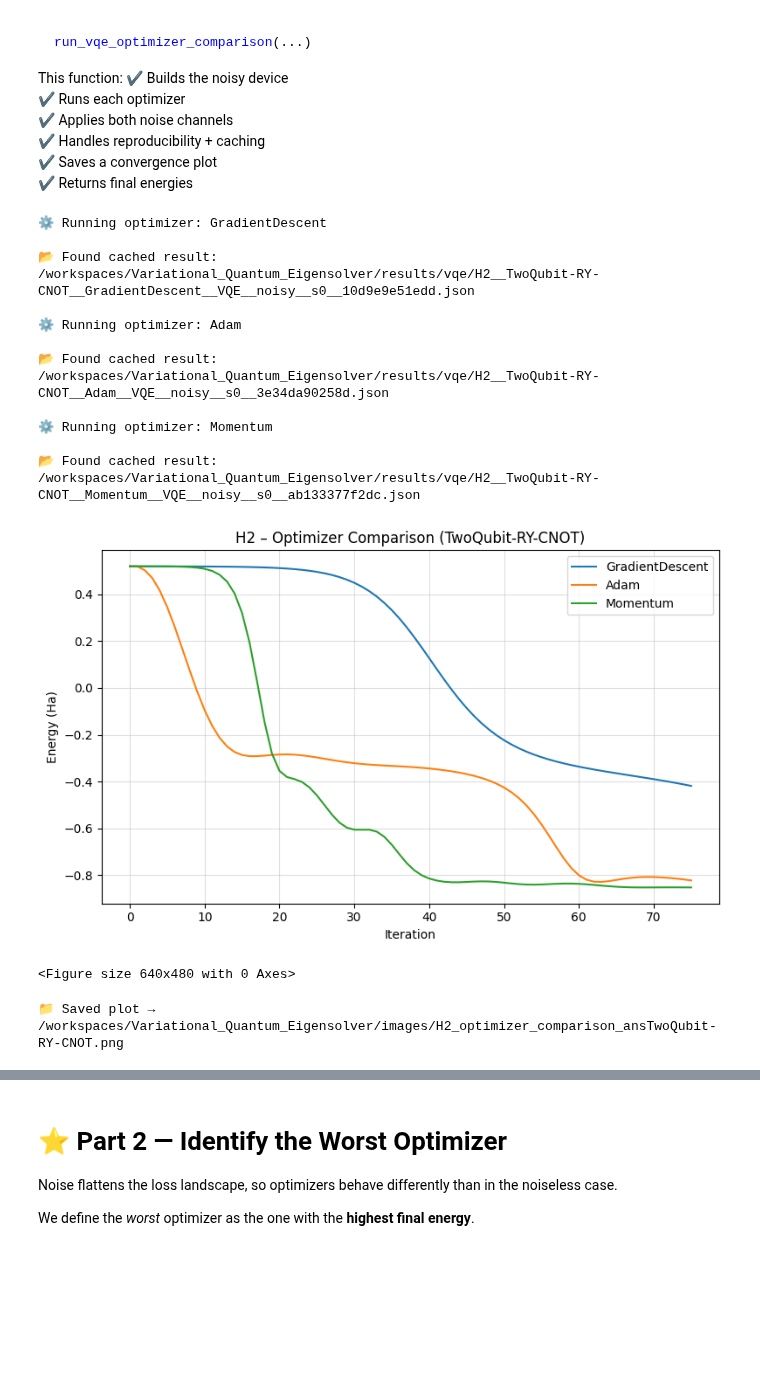
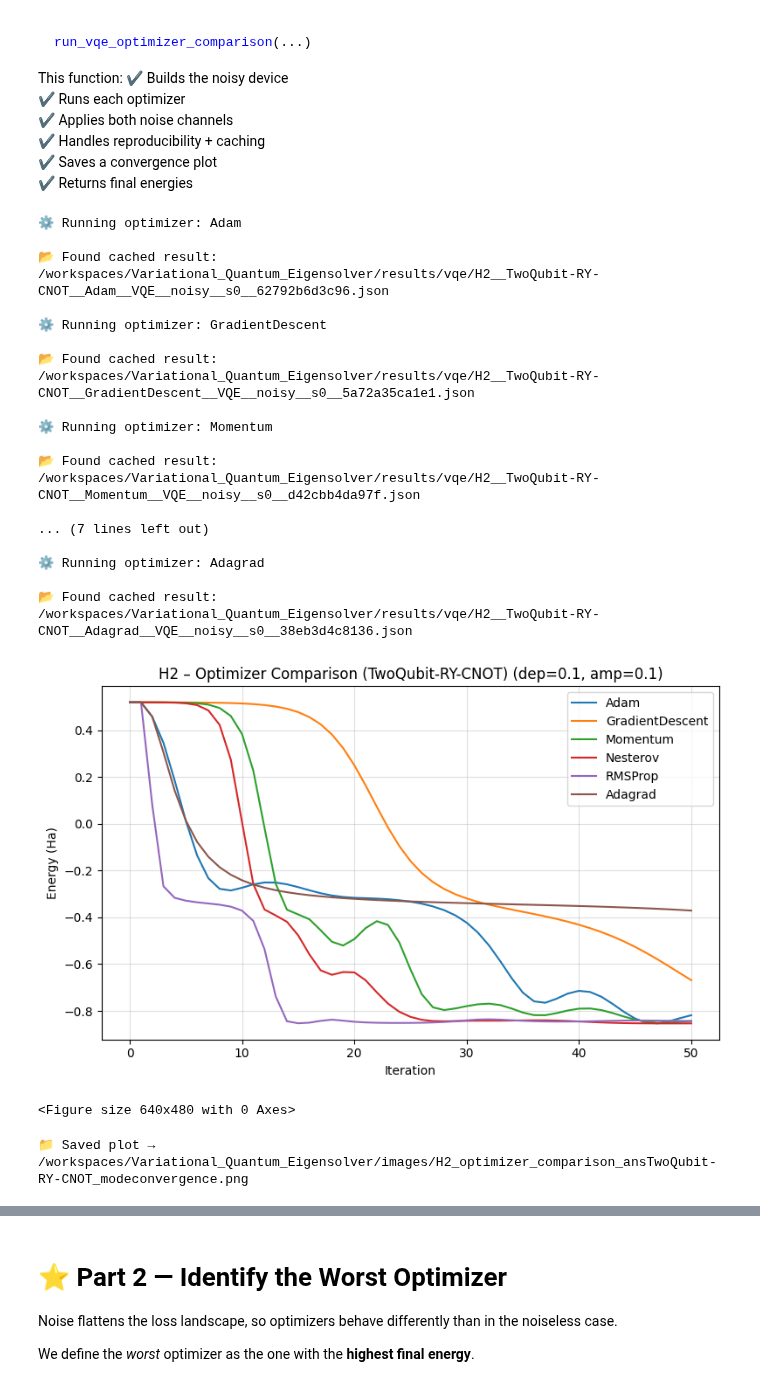
Before and after one commit to SidRichardsQuantum/Variational_Quantum_Eigensolver, a Jupyter notebook: notebooks/vqe/H2/Noisy.ipynb, the cells around one changed output, grey strips where cells are left out. Drawn from its saved outputs; the diff is of its cells as text; code cells hidden in the pictures; blank space fills up the shorter version.

Commit message:
comparison of classical optimizers under noise level scans

```diff
--- a/notebooks/vqe/H2/Noisy.ipynb
+++ b/notebooks/vqe/H2/Noisy.ipynb
@@ -56,35 +56,41 @@ This function:
 ✔ Saves a convergence plot
 ✔ Returns final energies
 # %%
-optimizers = ["GradientDescent", "Adam", "Momentum"]
+optimizers = ["Adam", "GradientDescent", "Momentum", "Nesterov", "RMSProp", "Adagrad"]
 
 comparison = run_vqe_optimizer_comparison(
     molecule="H2",
     ansatz_name="TwoQubit-RY-CNOT",
     optimizers=optimizers,
-    steps=75,
-    stepsize=0.1,
+    steps=50,
+    stepsize=0.2,
     noisy=True,
     depolarizing_prob=depolarizing_prob,
     amplitude_damping_prob=amplitude_damping_prob,
     seed=seed,
     show=True,
     force=False,
 )
 
 comparison
 # %% [output]
+⚙️ Running optimizer: Adam
+
+📂 Found cached result: /workspaces/Variational_Quantum_Eigensolver/results/vqe/H2__TwoQubit-RY-CNOT__Adam__VQE__noisy__s0__62792b6d3c96.json
+
 ⚙️ Running optimizer: GradientDescent
 
-📂 Found cached result: /workspaces/Variational_Quantum_Eigensolver/results/vqe/H2__TwoQubit-RY-CNOT__GradientDescent__VQE__noisy__s0__10d9e9e51edd.json
-
-⚙️ Running optimizer: Adam
-
-📂 Found cached result: /workspaces/Variational_Quantum_Eigensolver/results/vqe/H2__TwoQubit-RY-CNOT__Adam__VQE__noisy__s0__3e34da90258d.json
+📂 Found cached result: /workspaces/Variational_Quantum_Eigensolver/results/vqe/H2__TwoQubit-RY-CNOT__GradientDescent__VQE__noisy__s0__5a72a35ca1e1.json
 
 ⚙️ Running optimizer: Momentum
 
-📂 Found cached result: /workspaces/Variational_Quantum_Eigensolver/results/vqe/H2__TwoQubit-RY-CNOT__Momentum__VQE__noisy__s0__ab133377f2dc.json
+📂 Found cached result: /workspaces/Variational_Quantum_Eigensolver/results/vqe/H2__TwoQubit-RY-CNOT__Momentum__VQE__noisy__s0__d42cbb4da97f.json
+
+... (7 lines left out)
+
+⚙️ Running optimizer: Adagrad
+
+📂 Found cached result: /workspaces/Variational_Quantum_Eigensolver/results/vqe/H2__TwoQubit-RY-CNOT__Adagrad__VQE__noisy__s0__38eb3d4c8136.json
-[figure, old version]
+[figure, new version]
 <Figure size 640x480 with 0 Axes>
-📁 Saved plot → /workspaces/Variational_Quantum_Eigensolver/images/H2_optimizer_comparison_ansTwoQubit-RY-CNOT.png
+📁 Saved plot → /workspaces/Variational_Quantum_Eigensolver/images/H2_optimizer_comparison_ansTwoQubit-RY-CNOT_modeconvergence.png
```
Also changed, not shown: parts of 5 cells of this notebook, 3 other files.
